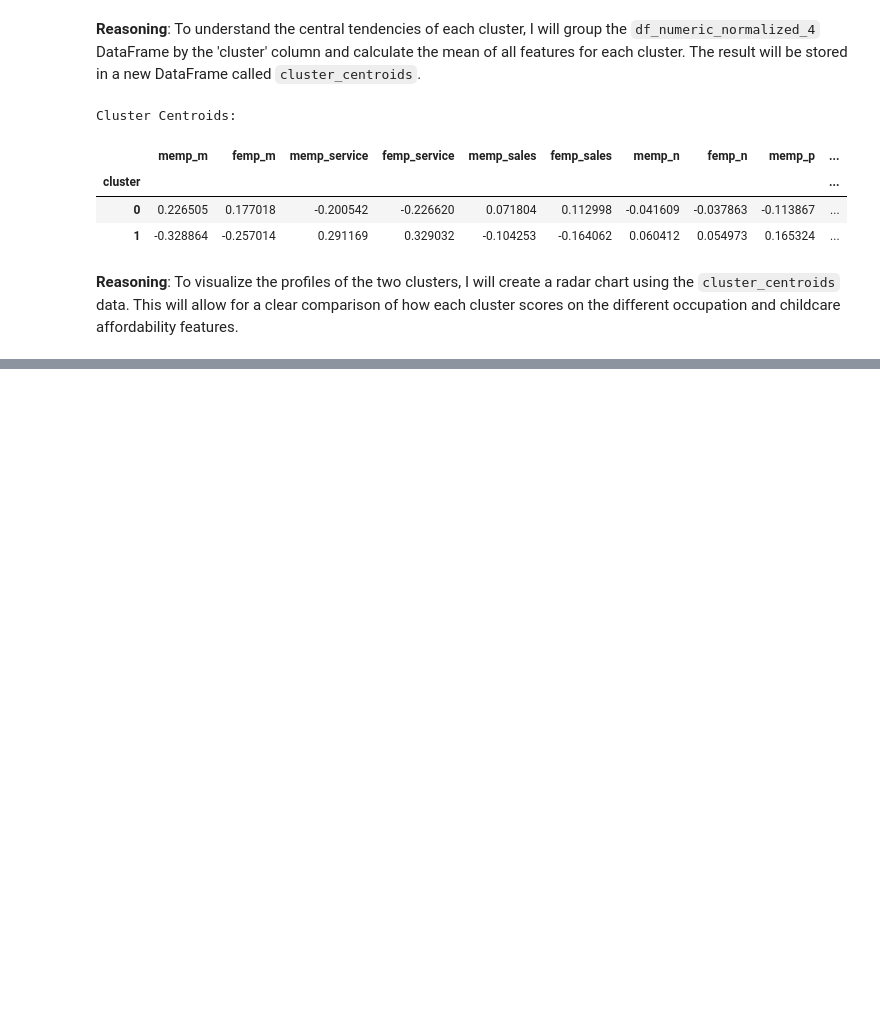
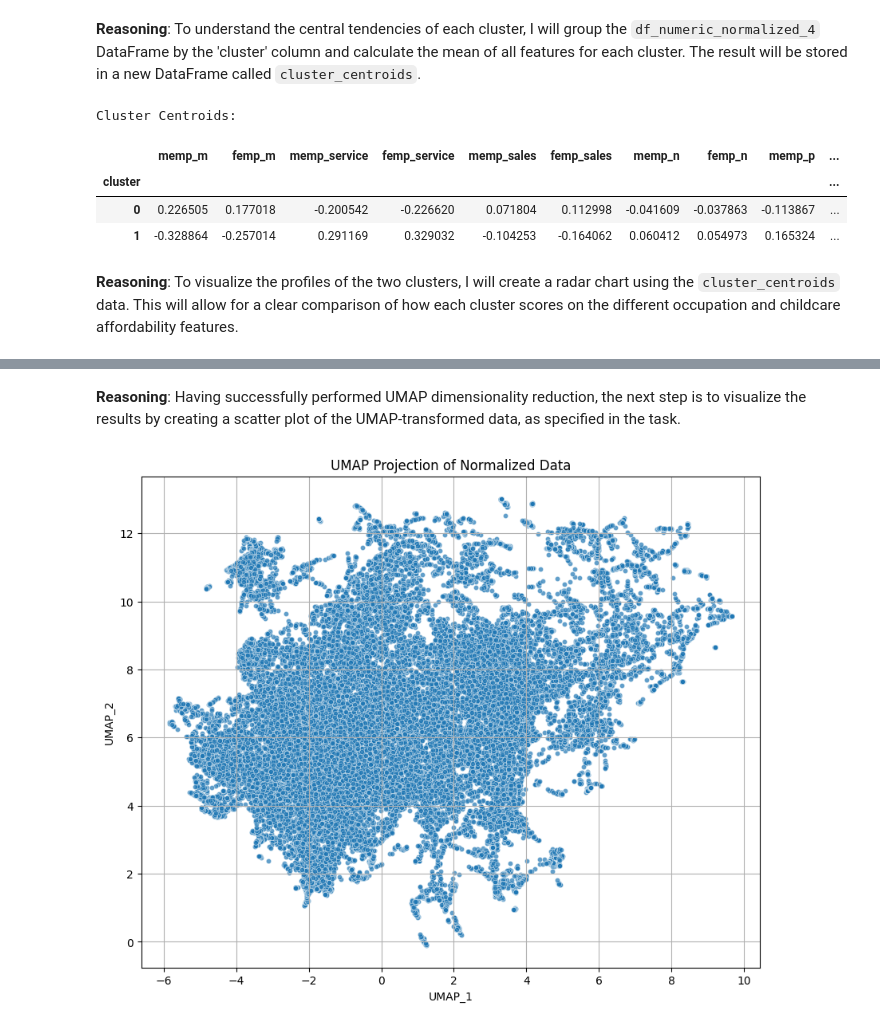
Before and after one commit to AliceNanL/BA820-project, a Jupyter notebook: BA820_Childcare_M4_NanLi.ipynb, the cells around one changed output, grey strips where cells are left out. Drawn from its saved outputs; the diff is of its cells as text; code cells hidden in the pictures; blank space fills up the shorter version.

```diff
--- a/BA820_Childcare_M4_NanLi.ipynb
+++ b/BA820_Childcare_M4_NanLi.ipynb
@@ -1106,0 +1119,15 @@ This suggests a potential correlation between occupational gender distribution w
+# %%
+import pandas as pd
+import umap
+
+!pip install umap-learn -q
+
+# Instantiate UMAP with 2 components and a random state for reproducibility
+reducer = umap.UMAP(n_components=2, random_state=42)
+
+# Apply UMAP transformation to df_numeric_normalized
+umap_results = pd.DataFrame(reducer.fit_transform(df_numeric_normalized), columns=['UMAP_1', 'UMAP_2'])
+
+# Display the first few rows of the UMAP results
+print("UMAP Results:")
+umap_results.head()
@@ -1106,0 +1142,17 @@ This suggests a potential correlation between occupational gender distribution w
+# %% [markdown]
+**Reasoning**:
+Having successfully performed UMAP dimensionality reduction, the next step is to visualize the results by creating a scatter plot of the UMAP-transformed data, as specified in the task.
+# %%
+import matplotlib.pyplot as plt
+import seaborn as sns
+
+# Create a scatter plot of the UMAP-transformed data
+plt.figure(figsize=(10, 8))
+sns.scatterplot(x='UMAP_1', y='UMAP_2', data=umap_results, s=20, alpha=0.7)
+plt.title('UMAP Projection of Normalized Data')
+plt.xlabel('UMAP_1')
+plt.ylabel('UMAP_2')
+plt.grid(True)
+plt.show()
+# %% [output]
+[figure, added]
```
Also changed, not shown: parts of 19 cells of this notebook.
